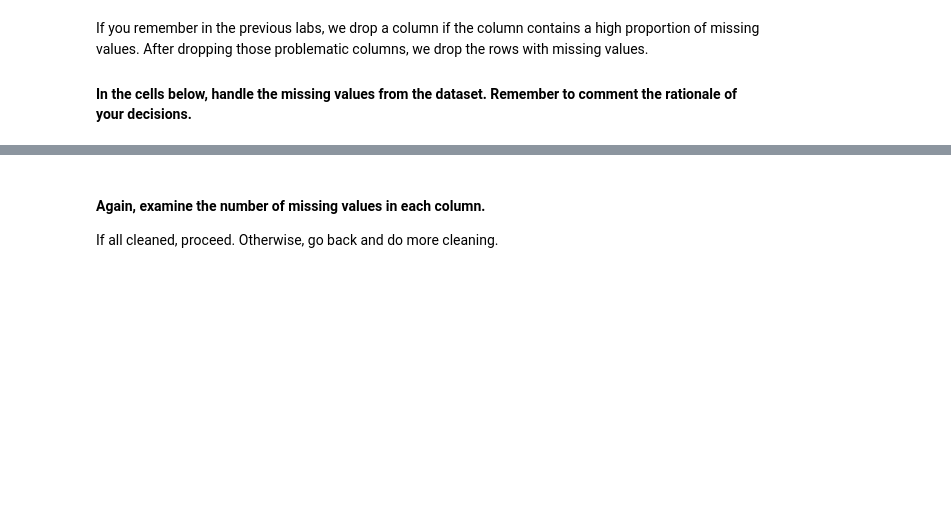
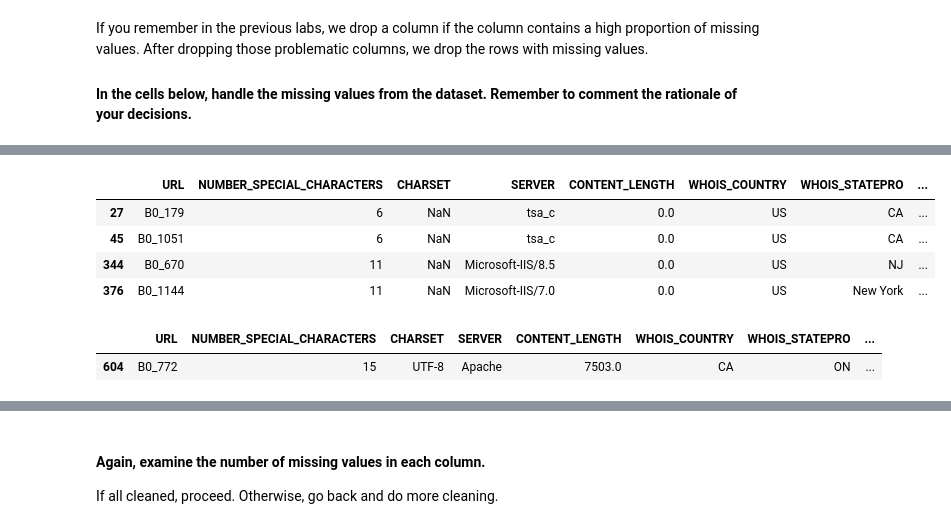
Before and after one commit to Ironhack-Data-Madrid-Abril-2023/7.1-lab_supervised_learning, a Jupyter notebook: your-code/main.ipynb, the cells around one changed output, grey strips where cells are left out. Cells and saved outputs as stored; diff of their text form; code cells hidden in the pictures; blank space fills up the shorter version.

```diff
--- a/your-code/main.ipynb
+++ b/your-code/main.ipynb
@@ -359,0 +411,12 @@ If you remember in the previous labs, we drop a column if the column contains a
+# %%
+index_na = websites[websites.WHOIS_STATEPRO.isna()].index
+websites = websites.drop(index=index_na).reset_index(drop=True)
+# %%
+index_na = websites[websites.WHOIS_REGDATE.isna()].index
+websites = websites.drop(index=index_na).reset_index(drop=True)
+# %%
+index_na = websites[websites.WHOIS_UPDATED_DATE.isna()].index
+websites = websites.drop(index=index_na).reset_index(drop=True)
+# %%
+index_na = websites[websites.SERVER.isna()].index
+websites = websites.drop(index=index_na).reset_index(drop=True)
@@ -359,0 +443,8 @@ If you remember in the previous labs, we drop a column if the column contains a
+# %%
+websites[websites.CHARSET.isna()]
+# %% [output]
+|  | URL | NUMBER_SPECIAL_CHARACTERS | CHARSET | SERVER | CONTENT_LENGTH | WHOIS_COUNTRY | WHOIS_STATEPRO | ... |
+| 27 | B0_179 | 6 | NaN | tsa_c | 0.0 | US | CA | ... |
+| 45 | B0_1051 | 6 | NaN | tsa_c | 0.0 | US | CA | ... |
+| 344 | B0_670 | 11 | NaN | Microsoft-IIS/8.5 | 0.0 | US | NJ | ... |
+| 376 | B0_1144 | 11 | NaN | Microsoft-IIS/7.0 | 0.0 | US | New York | ... |
@@ -359,0 +453,5 @@ If you remember in the previous labs, we drop a column if the column contains a
+# %%
+websites[websites.DNS_QUERY_TIMES.isna()]
+# %% [output]
+|  | URL | NUMBER_SPECIAL_CHARACTERS | CHARSET | SERVER | CONTENT_LENGTH | WHOIS_COUNTRY | WHOIS_STATEPRO | ... |
+| 604 | B0_772 | 15 | UTF-8 | Apache | 7503.0 | CA | ON | ... |
```
Also changed, not shown: parts of 20 cells of this notebook.
